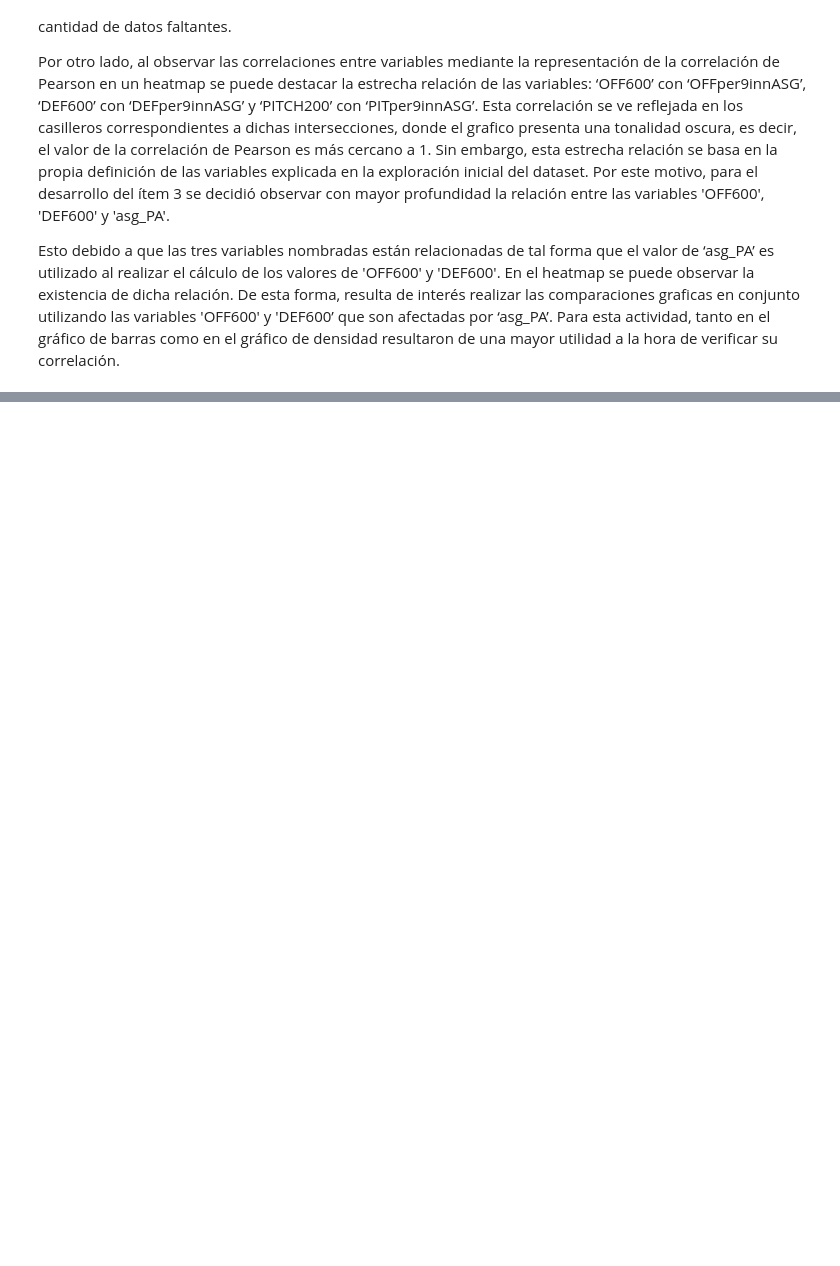
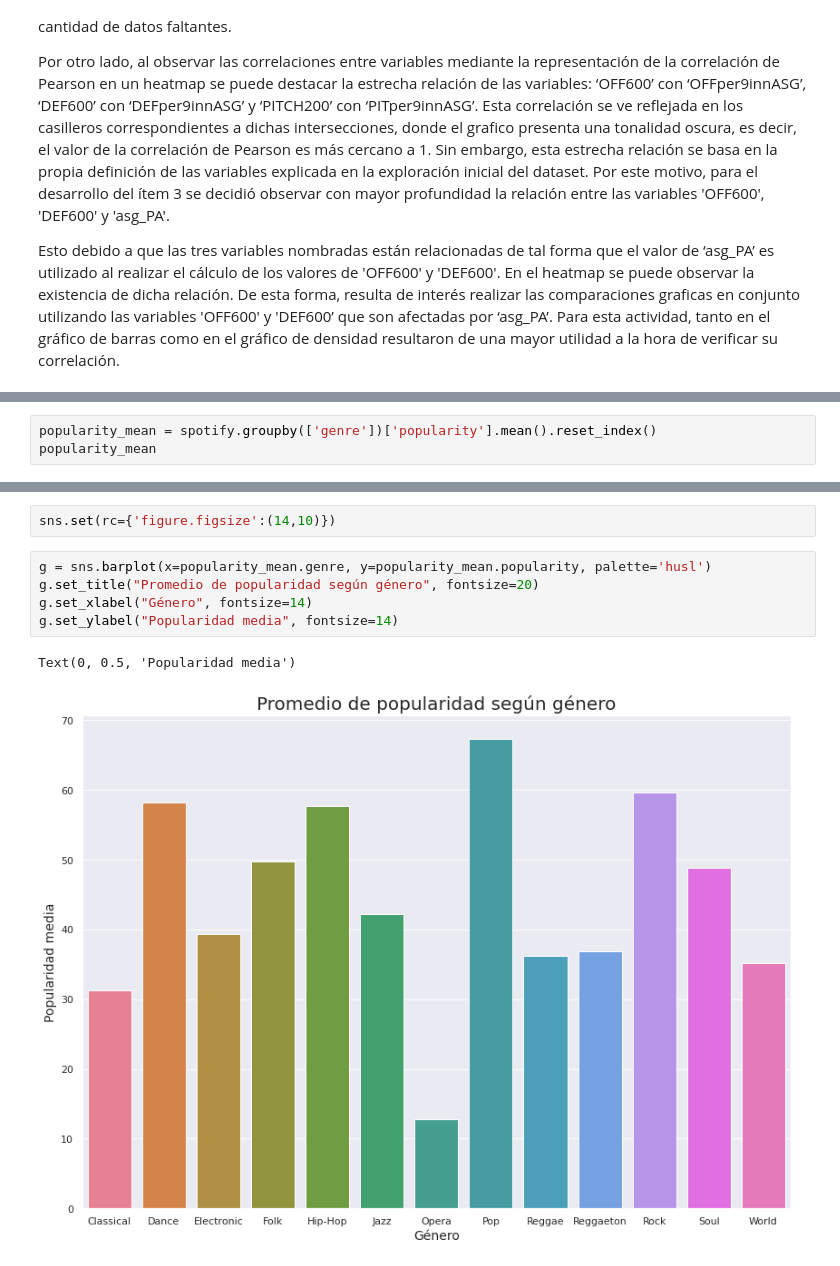
Before and after one commit to gabrielPeraltaM/datos-tp1, a Jupyter notebook: main.ipynb, the cells around one changed output, grey strips where cells are left out. Cells and saved outputs as stored; diff of their text form; blank space fills up the shorter version.

```diff
--- a/main.ipynb
+++ b/main.ipynb
@@ -359,0 +519,3 @@ Esto debido a que las tres variables nombradas están relacionadas de tal forma
+# %%
+popularity_mean = spotify.groupby(['genre'])['popularity'].mean().reset_index()
+popularity_mean
@@ -359,0 +537,10 @@ Esto debido a que las tres variables nombradas están relacionadas de tal forma
+# %%
+sns.set(rc={'figure.figsize':(14,10)})
+# %%
+g = sns.barplot(x=popularity_mean.genre, y=popularity_mean.popularity, palette='husl')
+g.set_title("Promedio de popularidad según género", fontsize=20)
+g.set_xlabel("Género", fontsize=14)
+g.set_ylabel("Popularidad media", fontsize=14)
+# %% [output]
+Text(0, 0.5, 'Popularidad media')
+[figure, added]
```
Also changed, not shown: parts of 15 cells of this notebook, 1 other file.
